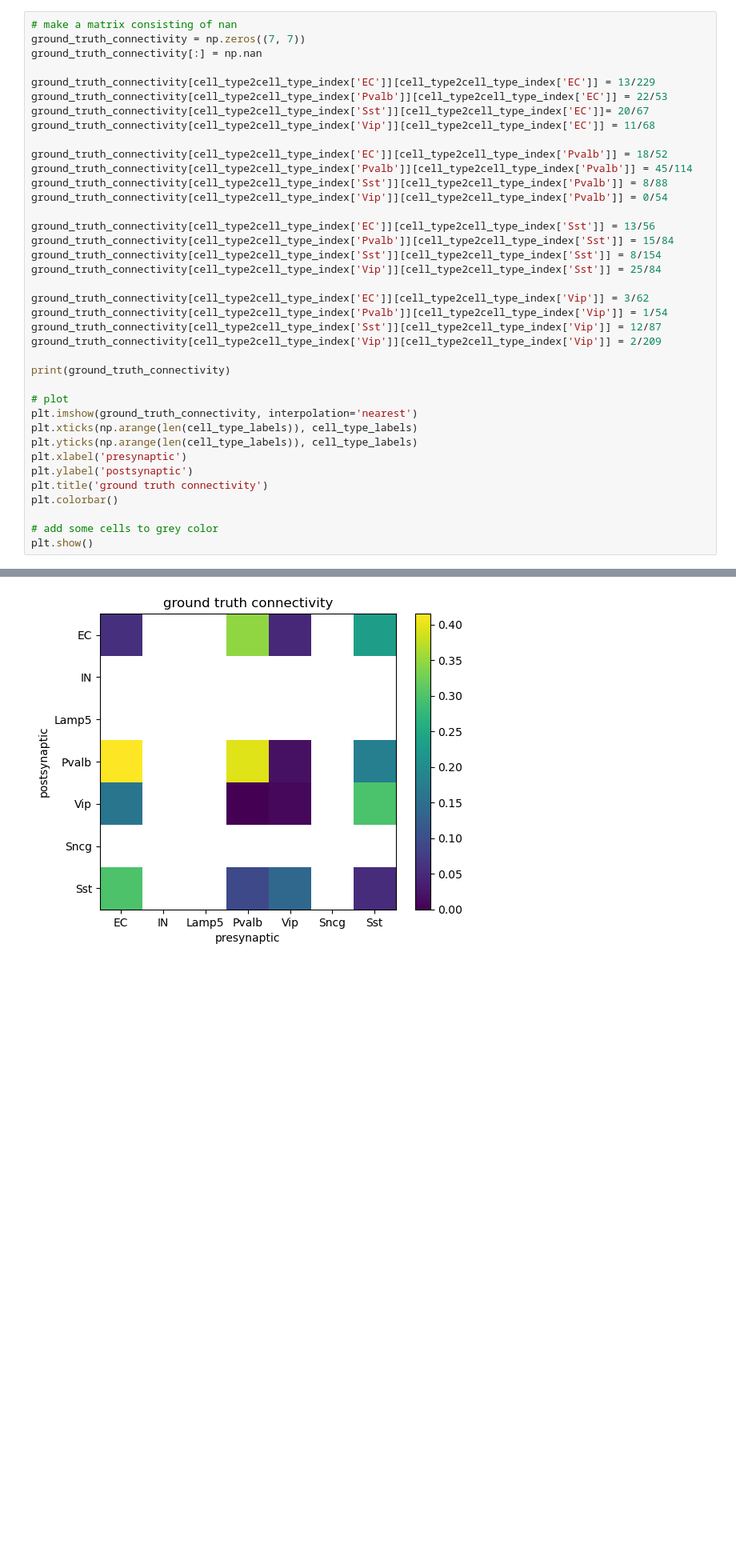
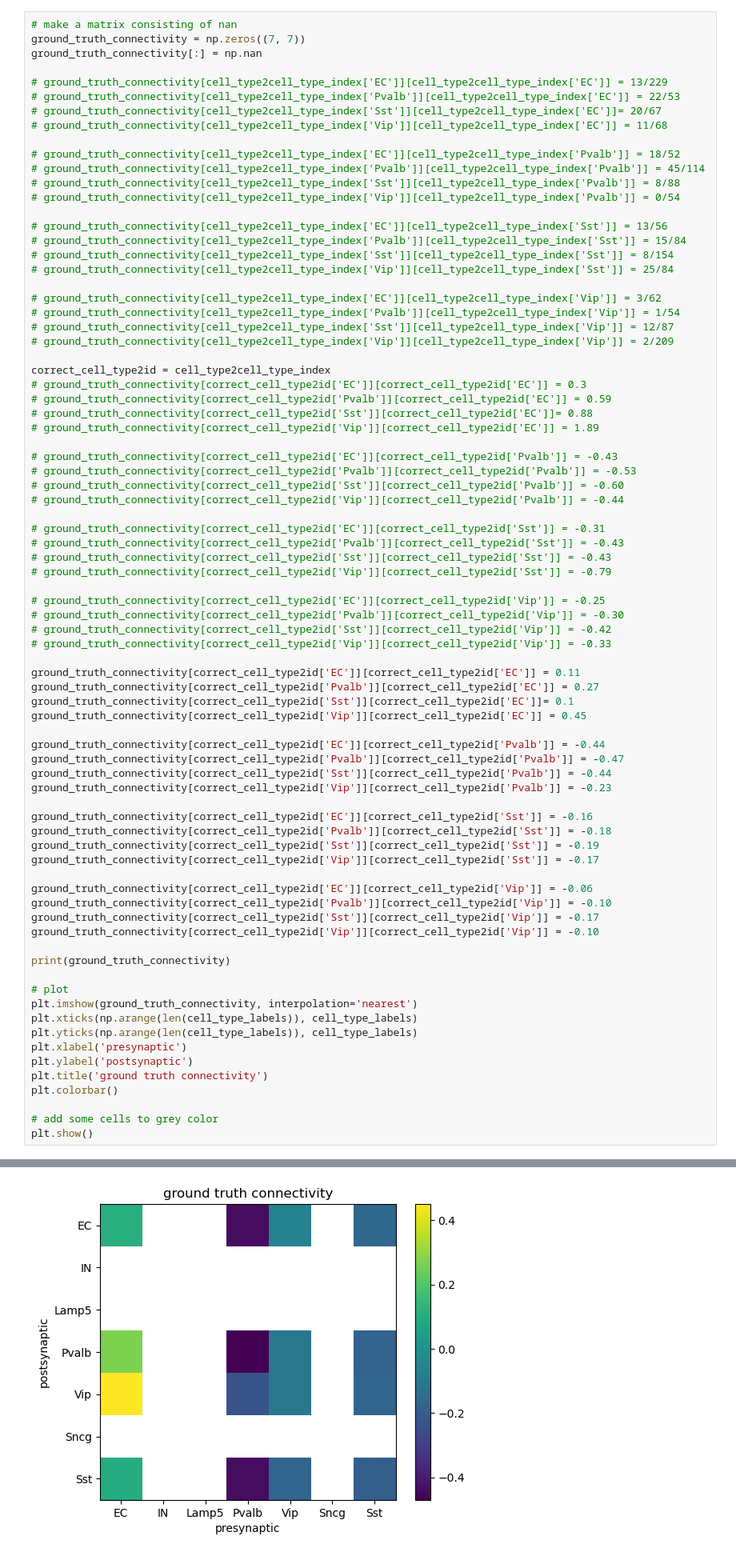
Before and after one commit to wuweizhang0723/func2graph, a Jupyter notebook: notebook/check_data/mouse_data.ipynb, the cells around one changed output, grey strips where cells are left out. Shown at 80% size. Saved outputs shown, nothing was run; the diff lists cells and outputs as text; blank space fills up the shorter version.

```diff
--- a/notebook/check_data/mouse_data.ipynb
+++ b/notebook/check_data/mouse_data.ipynb
@@ -304,25 +304,66 @@ print(cell_type2cell_type_index)
 ground_truth_connectivity = np.zeros((7, 7))
 ground_truth_connectivity[:] = np.nan
 
-ground_truth_connectivity[cell_type2cell_type_index['EC']][cell_type2cell_type_index['EC']] = 13/229
-ground_truth_connectivity[cell_type2cell_type_index['Pvalb']][cell_type2cell_type_index['EC']] = 22/53
-ground_truth_connectivity[cell_type2cell_type_index['Sst']][cell_type2cell_type_index['EC']]= 20/67
-ground_truth_connectivity[cell_type2cell_type_index['Vip']][cell_type2cell_type_index['EC']] = 11/68
+# ground_truth_connectivity[cell_type2cell_type_index['EC']][cell_type2cell_type_index['EC']] = 13/229
+# ground_truth_connectivity[cell_type2cell_type_index['Pvalb']][cell_type2cell_type_index['EC']] = 22/53
+# ground_truth_connectivity[cell_type2cell_type_index['Sst']][cell_type2cell_type_index['EC']]= 20/67
+# ground_truth_connectivity[cell_type2cell_type_index['Vip']][cell_type2cell_type_index['EC']] = 11/68
 
-ground_truth_connectivity[cell_type2cell_type_index['EC']][cell_type2cell_type_index['Pvalb']] = 18/52
-ground_truth_connectivity[cell_type2cell_type_index['Pvalb']][cell_type2cell_type_index['Pvalb']] = 45/114
-ground_truth_connectivity[cell_type2cell_type_index['Sst']][cell_type2cell_type_index['Pvalb']] = 8/88
-ground_truth_connectivity[cell_type2cell_type_index['Vip']][cell_type2cell_type_index['Pvalb']] = 0/54
+# ground_truth_connectivity[cell_type2cell_type_index['EC']][cell_type2cell_type_index['Pvalb']] = 18/52
+# ground_truth_connectivity[cell_type2cell_type_index['Pvalb']][cell_type2cell_type_index['Pvalb']] = 45/114
+# ground_truth_connectivity[cell_type2cell_type_index['Sst']][cell_type2cell_type_index['Pvalb']] = 8/88
+# ground_truth_connectivity[cell_type2cell_type_index['Vip']][cell_type2cell_type_index['Pvalb']] = 0/54
 
-ground_truth_connectivity[cell_type2cell_type_index['EC']][cell_type2cell_type_index['Sst']] = 13/56
-ground_truth_connectivity[cell_type2cell_type_index['Pvalb']][cell_type2cell_type_index['Sst']] = 15/84
-ground_truth_connectivity[cell_type2cell_type_index['Sst']][cell_type2cell_type_index['Sst']] = 8/154
-ground_truth_connectivity[cell_type2cell_type_index['Vip']][cell_type2cell_type_index['Sst']] = 25/84
+# ground_truth_connectivity[cell_type2cell_type_index['EC']][cell_type2cell_type_index['Sst']] = 13/56
+# ground_truth_connectivity[cell_type2cell_type_index['Pvalb']][cell_type2cell_type_index['Sst']] = 15/84
+# ground_truth_connectivity[cell_type2cell_type_index['Sst']][cell_type2cell_type_index['Sst']] = 8/154
+# ground_truth_connectivity[cell_type2cell_type_index['Vip']][cell_type2cell_type_index['Sst']] = 25/84
 
-ground_truth_connectivity[cell_type2cell_type_index['EC']][cell_type2cell_type_index['Vip']] = 3/62
-ground_truth_connectivity[cell_type2cell_type_index['Pvalb']][cell_type2cell_type_index['Vip']] = 1/54
-ground_truth_connectivity[cell_type2cell_type_index['Sst']][cell_type2cell_type_index['Vip']] = 12/87
-ground_truth_connectivity[cell_type2cell_type_index['Vip']][cell_type2cell_type_index['Vip']] = 2/209
+# ground_truth_connectivity[cell_type2cell_type_index['EC']][cell_type2cell_type_index['Vip']] = 3/62
+# ground_truth_connectivity[cell_type2cell_type_index['Pvalb']][cell_type2cell_type_index['Vip']] = 1/54
+# ground_truth_connectivity[cell_type2cell_type_index['Sst']][cell_type2cell_type_index['Vip']] = 12/87
+# ground_truth_connectivity[cell_type2cell_type_index['Vip']][cell_type2cell_type_index['Vip']] = 2/209
+
+correct_cell_type2id = cell_type2cell_type_index
+# ground_truth_connectivity[correct_cell_type2id['EC']][correct_cell_type2id['EC']] = 0.3
+# ground_truth_connectivity[correct_cell_type2id['Pvalb']][correct_cell_type2id['EC']] = 0.59
+# ground_truth_connectivity[correct_cell_type2id['Sst']][correct_cell_type2id['EC']]= 0.88
+# ground_truth_connectivity[correct_cell_type2id['Vip']][correct_cell_type2id['EC']] = 1.89
+
+# ground_truth_connectivity[correct_cell_type2id['EC']][correct_cell_type2id['Pvalb']] = -0.43
+# ground_truth_connectivity[correct_cell_type2id['Pvalb']][correct_cell_type2id['Pvalb']] = -0.53
+# ground_truth_connectivity[correct_cell_type2id['Sst']][correct_cell_type2id['Pvalb']] = -0.60
+# ground_truth_connectivity[correct_cell_type2id['Vip']][correct_cell_type2id['Pvalb']] = -0.44
+
+# ground_truth_connectivity[correct_cell_type2id['EC']][correct_cell_type2id['Sst']] = -0.31
+# ground_truth_connectivity[correct_cell_type2id['Pvalb']][correct_cell_type2id['Sst']] = -0.43
+# ground_truth_connectivity[correct_cell_type2id['Sst']][correct_cell_type2id['Sst']] = -0.43
+# ground_truth_connectivity[correct_cell_type2id['Vip']][correct_cell_type2id['Sst']] = -0.79
+
+# ground_truth_connectivity[correct_cell_type2id['EC']][correct_cell_type2id['Vip']] = -0.25
+# ground_truth_connectivity[correct_cell_type2id['Pvalb']][correct_cell_type2id['Vip']] = -0.30
+# ground_truth_connectivity[correct_cell_type2id['Sst']][correct_cell_type2id['Vip']] = -0.42
+# ground_truth_connectivity[correct_cell_type2id['Vip']][correct_cell_type2id['Vip']] = -0.33
+
+ground_truth_connectivity[correct_cell_type2id['EC']][correct_cell_type2id['EC']] = 0.11
+ground_truth_connectivity[correct_cell_type2id['Pvalb']][correct_cell_type2id['EC']] = 0.27
+ground_truth_connectivity[correct_cell_type2id['Sst']][correct_cell_type2id['EC']]= 0.1
+ground_truth_connectivity[correct_cell_type2id['Vip']][correct_cell_type2id['EC']] = 0.45
+
+ground_truth_connectivity[correct_cell_type2id['EC']][correct_cell_type2id['Pvalb']] = -0.44
+ground_truth_connectivity[correct_cell_type2id['Pvalb']][correct_cell_type2id['Pvalb']] = -0.47
+ground_truth_connectivity[correct_cell_type2id['Sst']][correct_cell_type2id['Pvalb']] = -0.44
+ground_truth_connectivity[correct_cell_type2id['Vip']][correct_cell_type2id['Pvalb']] = -0.23
+
+ground_truth_connectivity[correct_cell_type2id['EC']][correct_cell_type2id['Sst']] = -0.16
+ground_truth_connectivity[correct_cell_type2id['Pvalb']][correct_cell_type2id['Sst']] = -0.18
+ground_truth_connectivity[correct_cell_type2id['Sst']][correct_cell_type2id['Sst']] = -0.19
+ground_truth_connectivity[correct_cell_type2id['Vip']][correct_cell_type2id['Sst']] = -0.17
+
+ground_truth_connectivity[correct_cell_type2id['EC']][correct_cell_type2id['Vip']] = -0.06
+ground_truth_connectivity[correct_cell_type2id['Pvalb']][correct_cell_type2id['Vip']] = -0.10
+ground_truth_connectivity[correct_cell_type2id['Sst']][correct_cell_type2id['Vip']] = -0.17
+ground_truth_connectivity[correct_cell_type2id['Vip']][correct_cell_type2id['Vip']] = -0.10
 
 print(ground_truth_connectivity)
 
@@ -355,4 +389,4 @@ plt.show()
-[figure, old version]
+[figure, new version]
 # %% [markdown]
 ### Get correlation between correlation matrix and estimated W from baseline 2
 # %%
```
Also changed, not shown: parts of 5 cells of this notebook, 5 other files.
